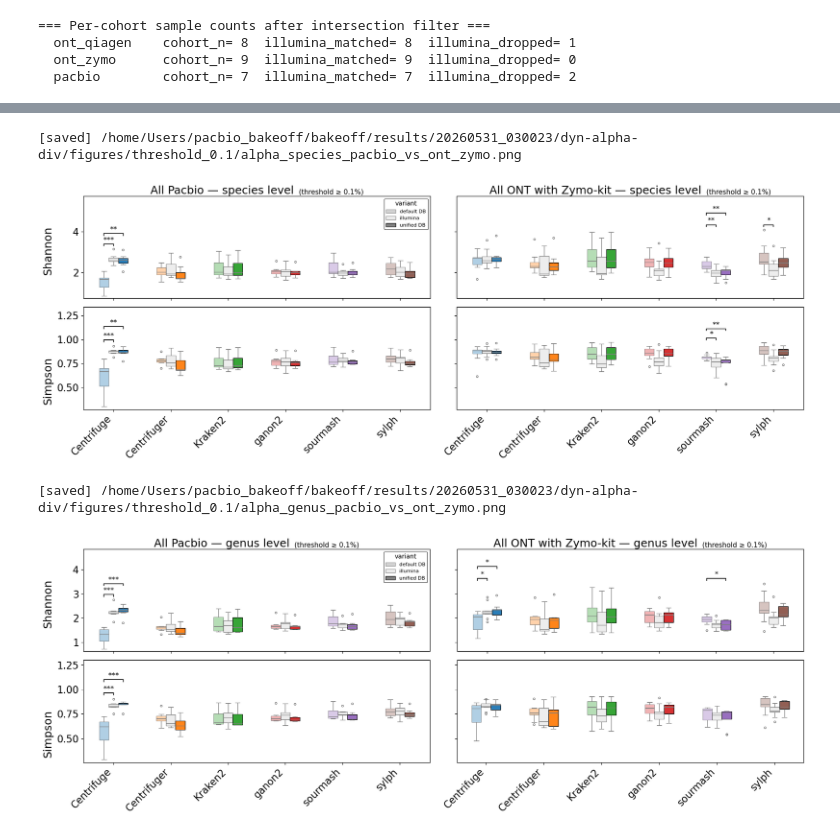
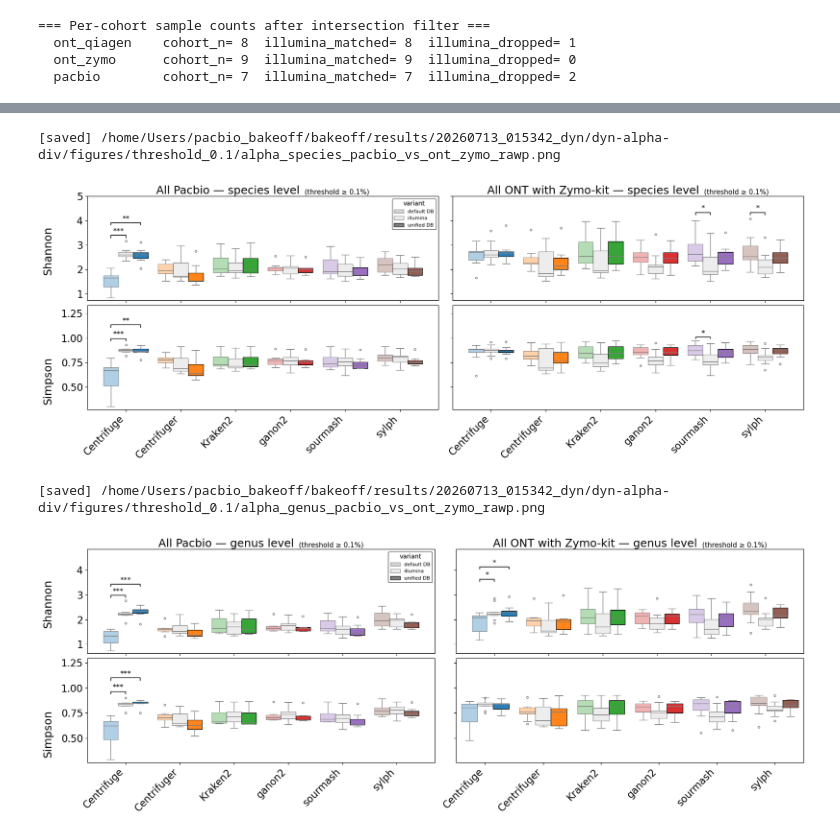
Before and after one commit to treangenlab/bakeoff, a Jupyter notebook: scripts/analysis/dyn_alpha_div.ipynb, the cells around one changed output, grey strips where cells are left out. Drawn from its saved outputs; the diff is of its cells as text; code cells hidden in the pictures.

```diff
--- a/scripts/analysis/dyn_alpha_div.ipynb
+++ b/scripts/analysis/dyn_alpha_div.ipynb
@@ -599,6 +608,7 @@ def plot_alpha_cohorts(
     bar_h_frac=0.04,
     text_dy_frac=0.010,
     filename=None,
+    sig_lookup=None,
 ):
     """
     Layout: rows=metrics, cols=cohorts (pacbio vs ont_zymo).
@@ -749,7 +759,14 @@ def plot_alpha_cohorts(
                 for (a_var, b_var) in comparisons:
                     vals_a = df_tool[df_tool["variant"] == a_var][metric].values
                     vals_b = df_tool[df_tool["variant"] == b_var][metric].values
-                    p, sig, p_text = _mw_label(vals_a, vals_b)
+                    if sig_lookup is not None:
+                        _key = (str(cohort), str(rank), str(metric), str(tool), f"{a_var} vs {b_var}")
+                        _q = sig_lookup.get(_key, np.nan)
+                        if not np.isfinite(_q):
+                            continue
+                        p, sig, p_text = float(_q), get_significance_label(float(_q)), f"q={float(_q):.1e}"
+                    else:
+                        p, sig, p_text = _mw_label(vals_a, vals_b)
                     if sig == "n.a.":
                         continue
                     if show_only_significant:
@@ -777,7 +794,7 @@ def plot_alpha_cohorts(
 
     fig.text(0.04, 0.75, "Shannon", va="center", rotation="vertical", fontsize=18)
     fig.text(0.04, 0.30, "Simpson", va="center", rotation="vertical", fontsize=18)
-    plt.tight_layout(rect=[0.05, 0, 1, 1])
+    plt.tight_layout(rect=[0.055, 0, 1, 1], w_pad=0.15, h_pad=0.4)
 
     if filename is not None:
         out = Path(filename)
@@ -790,21 +945,21 @@ def plot_alpha_cohorts(
 # %%
 cohort_a, cohort_b = PLOT_TWO_COHORTS
 plot_alpha_cohorts(
     alpha_df,
     cohorts=PLOT_TWO_COHORTS,
     rank="species",                  # run again with rank="genus"
     metrics=("shannon", "simpson"),
     figsize=(18, 6.5),
-    box_width=0.50,
-    dodge_offset=0.17,
+    box_width=0.82,
+    dodge_offset=0.27,
     headroom_frac=0.08,
     show_only_significant=True,
     alpha_sig=0.05,
-    filename=OUT_FIG / f"alpha_species_{cohort_a}_vs_{cohort_b}",
+    filename=OUT_FIG / f"alpha_species_{cohort_a}_vs_{cohort_b}_rawp",
 )
 # %% [output]
-[saved] /home/Users/pacbio_bakeoff/bakeoff/results/20260531_030023/dyn-alpha-div/figures/threshold_0.1/alpha_species_pacbio_vs_ont_zymo.png
+[saved] /home/Users/pacbio_bakeoff/bakeoff/results/20260713_015342_dyn/dyn-alpha-div/figures/threshold_0.1/alpha_species_pacbio_vs_ont_zymo_rawp.png
-[figure, old version]
+[figure, new version]
 # %%
 cohort_a, cohort_b = PLOT_TWO_COHORTS
 plot_alpha_cohorts(
@@ -813,13 +968,13 @@ plot_alpha_cohorts(
     rank="genus",
     metrics=("shannon", "simpson"),
     figsize=(18, 6.5),
-    box_width=0.50,
-    dodge_offset=0.17,
+    box_width=0.82,
+    dodge_offset=0.27,
     headroom_frac=0.08,
     show_only_significant=True,
     alpha_sig=0.05,
-    filename=OUT_FIG / f"alpha_genus_{cohort_a}_vs_{cohort_b}",
+    filename=OUT_FIG / f"alpha_genus_{cohort_a}_vs_{cohort_b}_rawp",
 )
 # %% [output]
-[saved] /home/Users/pacbio_bakeoff/bakeoff/results/20260531_030023/dyn-alpha-div/figures/threshold_0.1/alpha_genus_pacbio_vs_ont_zymo.png
+[saved] /home/Users/pacbio_bakeoff/bakeoff/results/20260713_015342_dyn/dyn-alpha-div/figures/threshold_0.1/alpha_genus_pacbio_vs_ont_zymo_rawp.png
-[figure, old version]
+[figure, new version]
```
Also changed, not shown: parts of 12 cells of this notebook, 7 other files.
